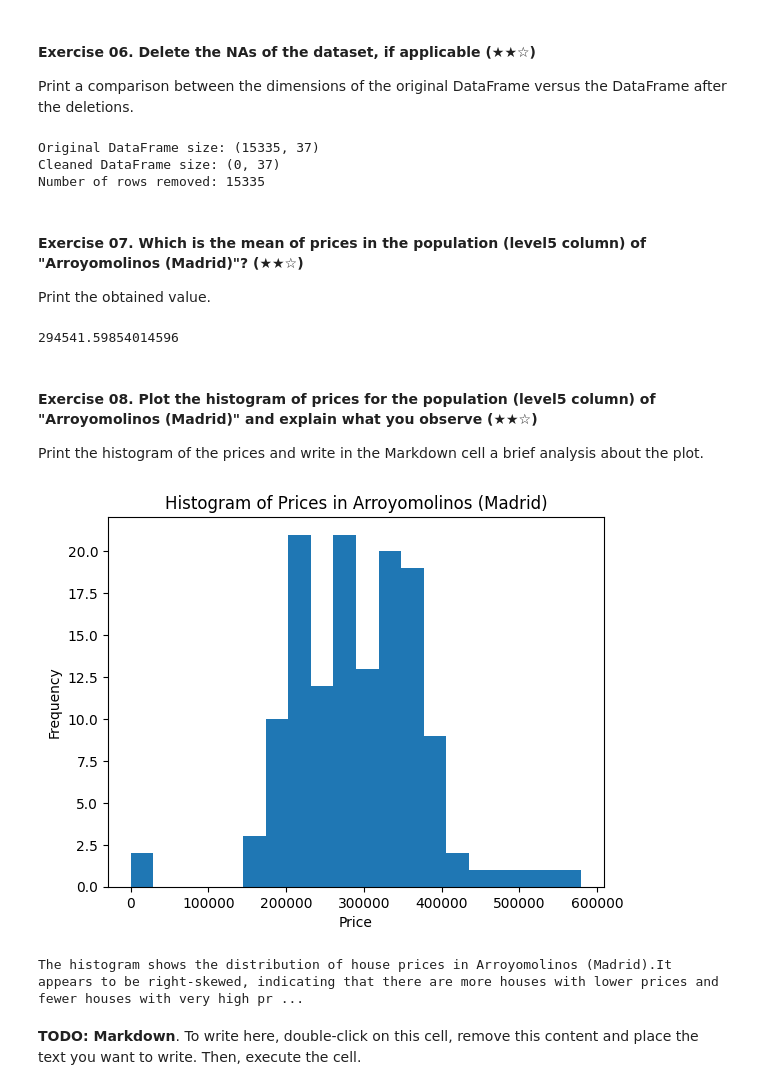
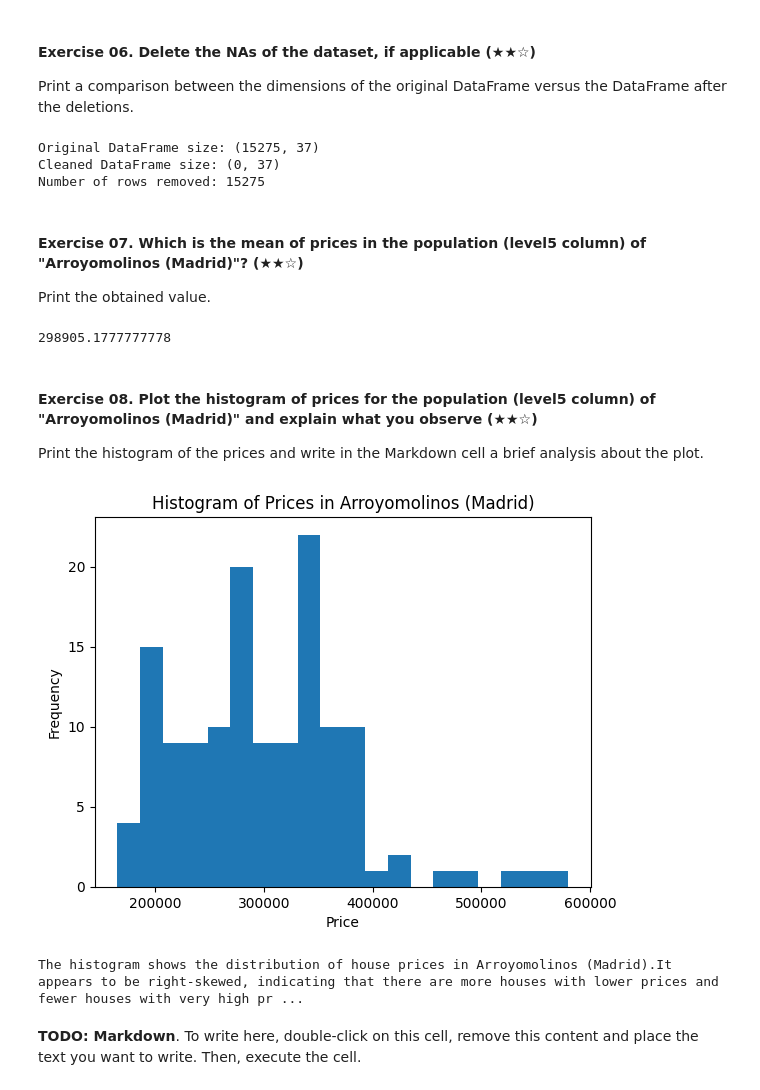
Before and after one commit to 4GeeksAcademy/Miura.realestate-datacleanup-exercise, a Jupyter notebook: project.ipynb, the cells around one changed output. Cells and saved outputs as stored; diff of their text form; code cells hidden in the pictures.

```diff
--- a/project.ipynb
+++ b/project.ipynb
@@ -51,6 +49,8 @@ Print the address and the price of the selected house. For example:
 
 `The house with address Concrete Street Nº1 is the cheapest and its price is 12000 USD`
 # %%
-cheapest_house = df.loc[df["price"].idxmin()]
-print(cheapest_house)
+
+ds = ds[ds['price'] != 0]
+cheapest_house = ds.loc[ds["price"].idxmin()]
+print("The cheapest house in the dataset is at: " + cheapest_house['address'] + ", and its price is: " + str(cheapest_house['price']))
 # %% [output]
@@ -122,52 +106,43 @@ Columns with null values: ['realEstate_name', 'phone_realEstate', 'rooms', 'bath
 
 Print a comparison between the dimensions of the original DataFrame versus the DataFrame after the deletions.
 # %%
-import pandas as pd
-df = pd.read_csv('assets/real_estate.csv', sep=';')
+original_size = ds.shape
+cleaned_size = ds.dropna().shape
 
-original_size = df.shape
-df_cleaned = df.dropna()
-cleaned_size = df_cleaned.shape
-
-print("Original DataFrame size:", original_size)
-print("Cleaned DataFrame size:", cleaned_size)
-print("Number of rows removed:", original_size[0] - cleaned_size[0])
+print("Original DataFrame size: " + str(original_size))
+print("Cleaned DataFrame size: " + str(cleaned_size))
+print("Number of rows removed: " + str(original_size[0] - cleaned_size[0]))
 # %% [output]
-Original DataFrame size: (15335, 37)
+Original DataFrame size: (15275, 37)
 Cleaned DataFrame size: (0, 37)
-Number of rows removed: 15335
+Number of rows removed: 15275
 # %% [markdown]
 #### Exercise 07. Which is the mean of prices in the population (level5 column) of "Arroyomolinos (Madrid)"? (★★☆)
 
 Print the obtained value.
 # %%
-import pandas as pd
-df = pd.read_csv('assets/real_estate.csv', sep=';')
-#arroyomolinos_df = df[df['level5'] == 'Arromolinos (Madrid)']
-#arroyomolinos_df = arroyomolinos_df.dropna(subset=['price'])
-#average_price_arroyomolinos = arroyomolinos_df['price'].mean()
-#print("Average price in Arroyomolinos (Madrid):", average_price_arroyomolinos)
-average = df.price[df.level5 == 'Arroyomolinos (Madrid)'].mean()
+
+average = ds.price[ds.level5 == 'Arroyomolinos (Madrid)'].mean()
 print(average)
 # %% [output]
-294541.59854014596
+298905.1777777778
 # %% [markdown]
 #### Exercise 08. Plot the histogram of prices for the population (level5 column) of "Arroyomolinos (Madrid)" and explain what you observe (★★☆)
 
 Print the histogram of the prices and write in the Markdown cell a brief analysis about the plot.
 # %%
 import matplotlib.pyplot as plt
-Arroyo = df[df.level5 == 'Arroyomolinos (Madrid)']
+Arroyo = ds[ds.level5 == 'Arroyomolinos (Madrid)']
 plt.hist(Arroyo['price'], bins=20)
 plt.xlabel("Price")
 plt.ylabel("Frequency")
 plt.title("Histogram of Prices in Arroyomolinos (Madrid)")
 plt.show()
 
 print("The histogram shows the distribution of house prices in Arroyomolinos (Madrid)."
       "It appears to be right-skewed, indicating that there are more houses with lower prices and fewer houses with very high prices.")
 # %% [output]
-[figure, old version]
+[figure, new version]
 The histogram shows the distribution of house prices in Arroyomolinos (Madrid).It appears to be right-skewed, indicating that there are more houses with lower prices and fewer houses with very high pr ...
 # %% [markdown]
 **TODO: Markdown**. To write here, double-click on this cell, remove this content and place the text you want to write. Then, execute the cell.
```
Also changed, not shown: parts of 20 cells of this notebook, 1 other file.
